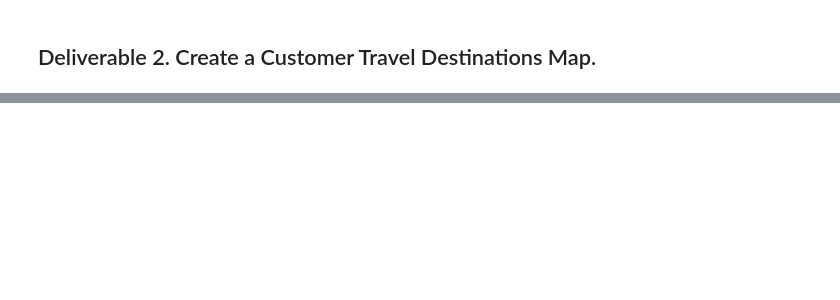
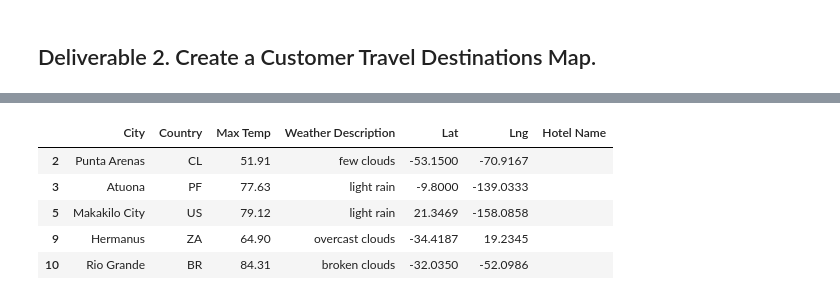
Before and after one commit to chkCreate/World_Weather_Analysis, a Jupyter notebook: Vacation_Search/Vacation_Search.ipynb, the cells around one changed output, grey strips where cells are left out. Drawn from its saved outputs; the diff is of its cells as text; code cells hidden in the pictures; blank space fills up the shorter version.

```diff
--- a/Vacation_Search/Vacation_Search.ipynb
+++ b/Vacation_Search/Vacation_Search.ipynb
@@ -56,13 +115,16 @@ for index, row in hotel_df.iterrows():
     # 6c. Get latitude and longitude from DataFrame
     lat = row["Lat"]
     lng = row["Lng"]
+    params["location"] = f"{lat},{lng}"
 
     # 6d. Set up the base URL for the Google Directions API to get JSON data.
     base_url = "https://maps.googleapis.com/maps/api/place/nearbysearch/json"
 
-
     # 6e. Make request and retrieve the JSON data from the search.
     hotels = requests.get(base_url, params=params).json()
 
-
     # 6f. Get the first hotel from the results and store the name, if a hotel isn't found skip the city.
+    try:
+        hotel_df.loc[index, "Hotel Name"] = hotels["results"][0]["name"]
+    except (IndexError):
+        print(f"If Hotel not found, skip the city..., index:{index}")
@@ -69,4 +149,13 @@ for index, row in hotel_df.iterrows():
 # %%
 # 7. Drop the rows where there is no Hotel Name.
+clean_hotel_df = hotel_df.dropna()
+clean_hotel_df.head()
+# %% [output]
+|  | City | Country | Max Temp | Weather Description | Lat | Lng | Hotel Name |
+| 2 | Punta Arenas | CL | 51.91 | few clouds | -53.1500 | -70.9167 |  |
+| 3 | Atuona | PF | 77.63 | light rain | -9.8000 | -139.0333 |  |
+| 5 | Makakilo City | US | 79.12 | light rain | 21.3469 | -158.0858 |  |
+| 9 | Hermanus | ZA | 64.90 | overcast clouds | -34.4187 | 19.2345 |  |
+| 10 | Rio Grande | BR | 84.31 | broken clouds | -32.0350 | -52.0986 |  |
 # %%
 # 8a. Create the output File (CSV)
```
Also changed, not shown: parts of 11 cells of this notebook, 2 other files.
